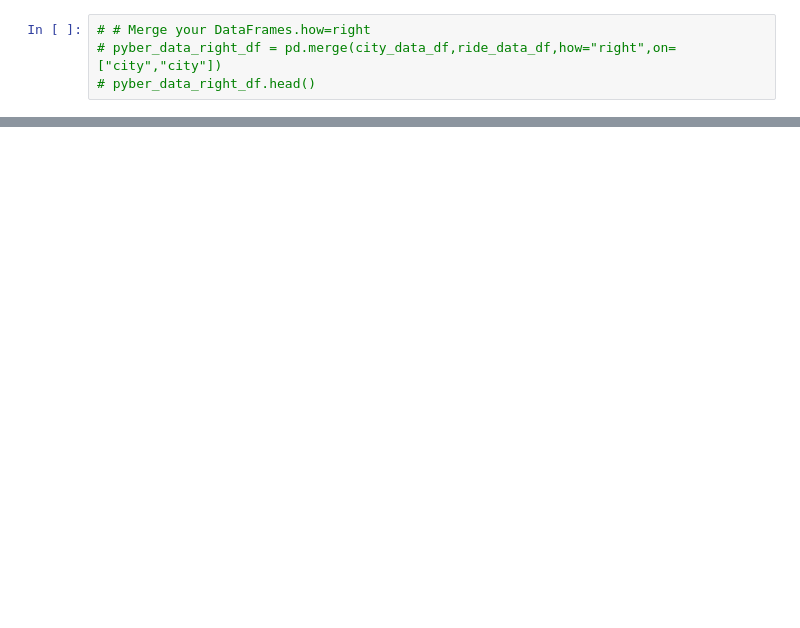
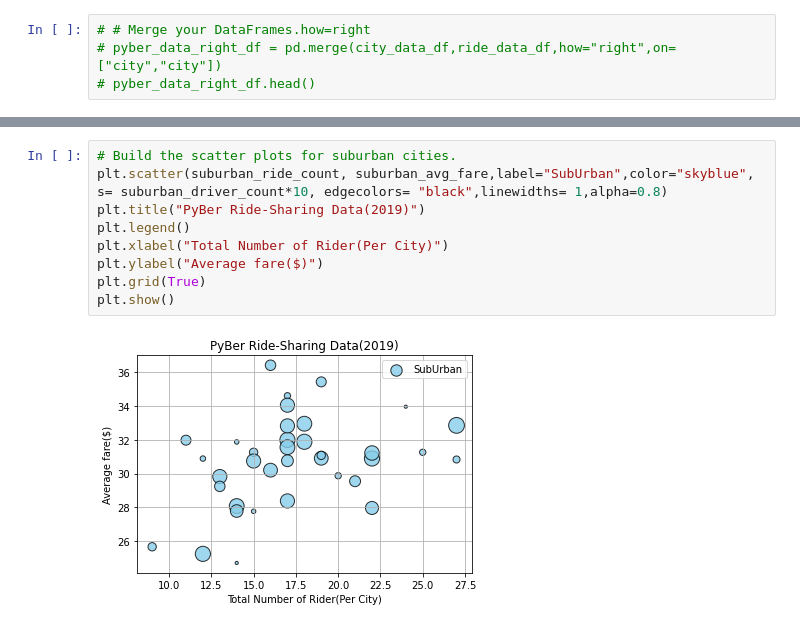
Before and after one commit to rajimuth/PyBer_Analysis, a Jupyter notebook: PyBer_Analysis.ipynb, the cells around one changed output, grey strips where cells are left out. Drawn from its saved outputs; the diff is of its cells as text; blank space fills up the shorter version.

```diff
--- a/PyBer_Analysis.ipynb
+++ b/PyBer_Analysis.ipynb
@@ -161,0 +254,11 @@ pyber_data_df.head()
+# %%
+# Build the scatter plots for suburban cities.
+plt.scatter(suburban_ride_count, suburban_avg_fare,label="SubUrban",color="skyblue", s= suburban_driver_count*10, edgecolors= "black",linewidths= 1,alpha=0.8)
+plt.title("PyBer Ride-Sharing Data(2019)")
+plt.legend()
+plt.xlabel("Total Number of Rider(Per City)")
+plt.ylabel("Average fare($)")
+plt.grid(True)
+plt.show()
+# %% [output]
+[figure, added]
```
Also changed, not shown: parts of 15 cells of this notebook, 1 other file.
